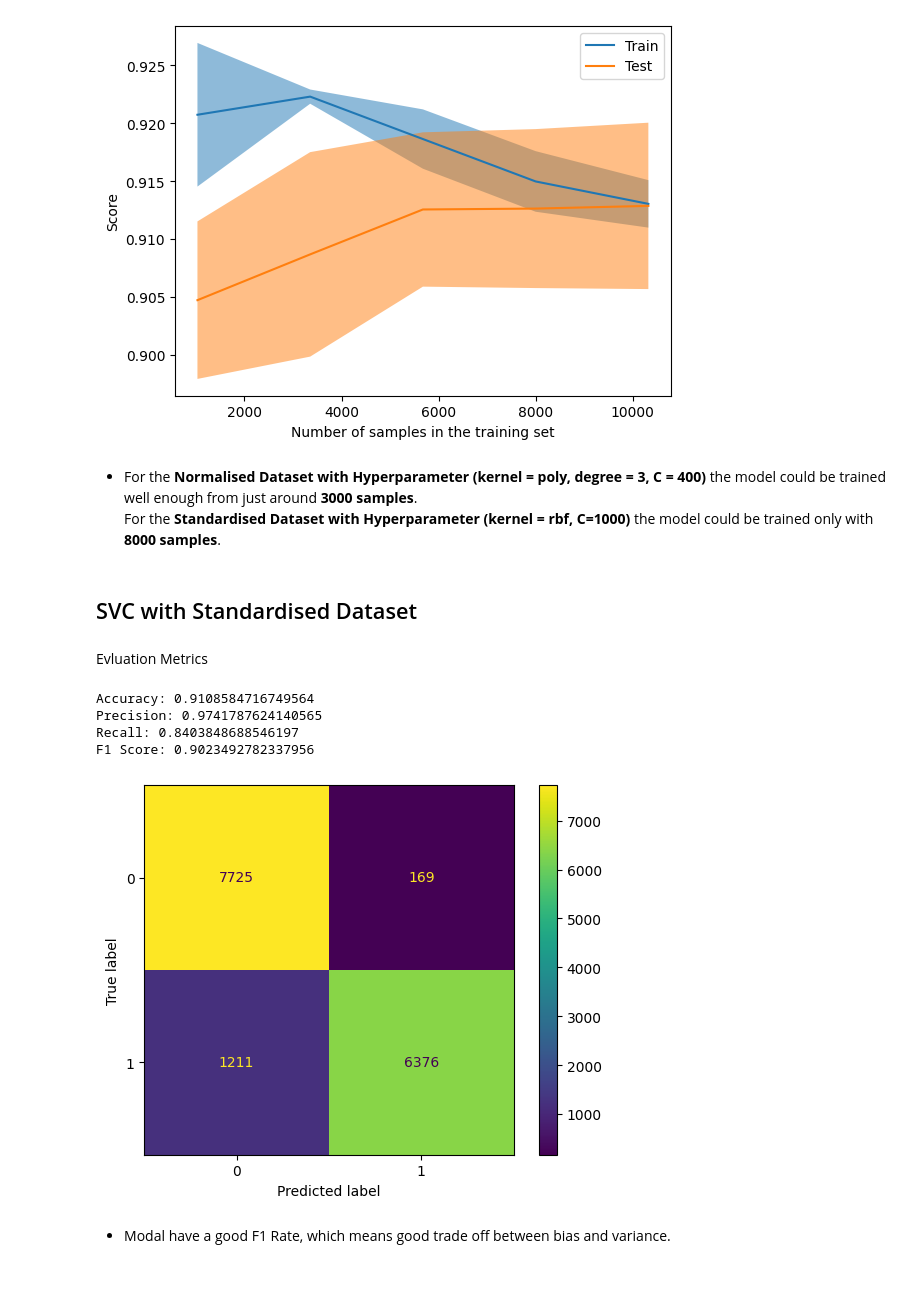
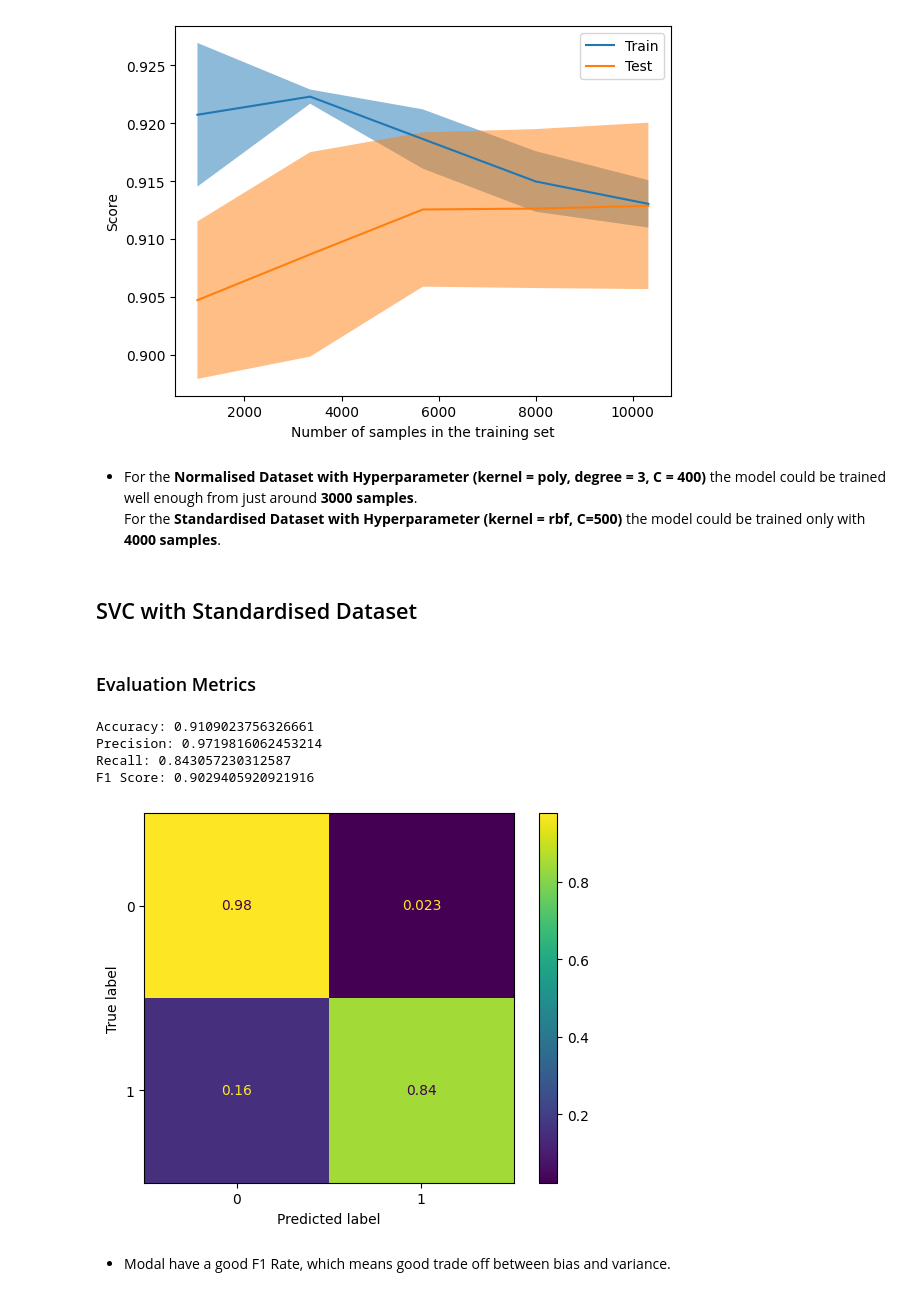
Before and after one commit to Harish-Projects/Bachelorarbeit, a Jupyter notebook: SVM.ipynb, the cells around one changed output. Saved outputs shown, nothing was run; the diff lists cells and outputs as text; code cells hidden in the pictures.

```diff
--- a/SVM.ipynb
+++ b/SVM.ipynb
@@ -199,43 +156,43 @@ plt.show()
 [figure]
 # %% [markdown]
 * For the **Normalised Dataset with Hyperparameter (kernel = poly, degree = 3, C = 400)** the model could be trained well enough from just around **3000 samples**. <br>
-For the **Standardised Dataset with Hyperparameter (kernel = rbf, C=1000)** the model could be trained only with **8000 samples**.
+For the **Standardised Dataset with Hyperparameter (kernel = rbf, C=500)** the model could be trained only with **4000 samples**.
 # %% [markdown]
 ## SVC with Standardised Dataset
 # %%
 from sklearn import svm
 X = Dataset_res.to_numpy() # 19725 sample
 Yl = Target_res.to_numpy(dtype='int')
-# we need only around 8000 samples so test and training ratio can be only 0.3 and yet we get good result
-X_train, X_test, Y_train, Y_test = train_test_split(X, Yl, test_size=0.6, random_state=22)
-svc = svm.SVC(kernel='rbf', C=1000)
+# we need only around 4000 samples so test and training ratio can be only 0.15 and yet we get good result
+X_train, X_test, Y_train, Y_test = train_test_split(X, Yl, train_size=0.15, random_state=22)
+svc = svm.SVC(kernel='rbf', C=500)
 clf = svc.fit(X_train, Y_train)
 Y_pred = clf.predict(X_test)
-# %% [markdown]
-Evluation Metrics
+# %% [markdown]
+### Evaluation Metrics
 # %%
 #Import scikit-learn metrics module for accuracy calculation
 from sklearn import metrics
 
 # Model Accuracy
 print("Accuracy:",metrics.accuracy_score(Y_test, Y_pred))
 # Model Precision
 print("Precision:",metrics.precision_score(Y_test, Y_pred))
 # Model Recall
 print("Recall:",metrics.recall_score(Y_test, Y_pred))
 # Model F1-Score
 print("F1 Score:", metrics.f1_score(Y_test, Y_pred, average="binary"))
 
-cm = metrics.confusion_matrix(Y_test, Y_pred, labels=clf.classes_)
+cm = metrics.confusion_matrix(Y_test, Y_pred, normalize= 'true', labels=clf.classes_)
 disp = metrics.ConfusionMatrixDisplay(confusion_matrix=cm, display_labels=clf.classes_)
 disp.plot()
 plt.show()
 # %% [output]
-Accuracy: 0.9108584716749564
-Precision: 0.9741787624140565
-Recall: 0.8403848688546197
-F1 Score: 0.9023492782337956
+Accuracy: 0.9109023756326661
+Precision: 0.9719816062453214
+Recall: 0.843057230312587
+F1 Score: 0.9029405920921916
-[figure, old version]
+[figure, new version]
 # %% [markdown]
 * Modal have a good F1 Rate, which means good trade off between bias and variance.
 # %%
```
Also changed, not shown: parts of 31 cells of this notebook, 2 other files.
